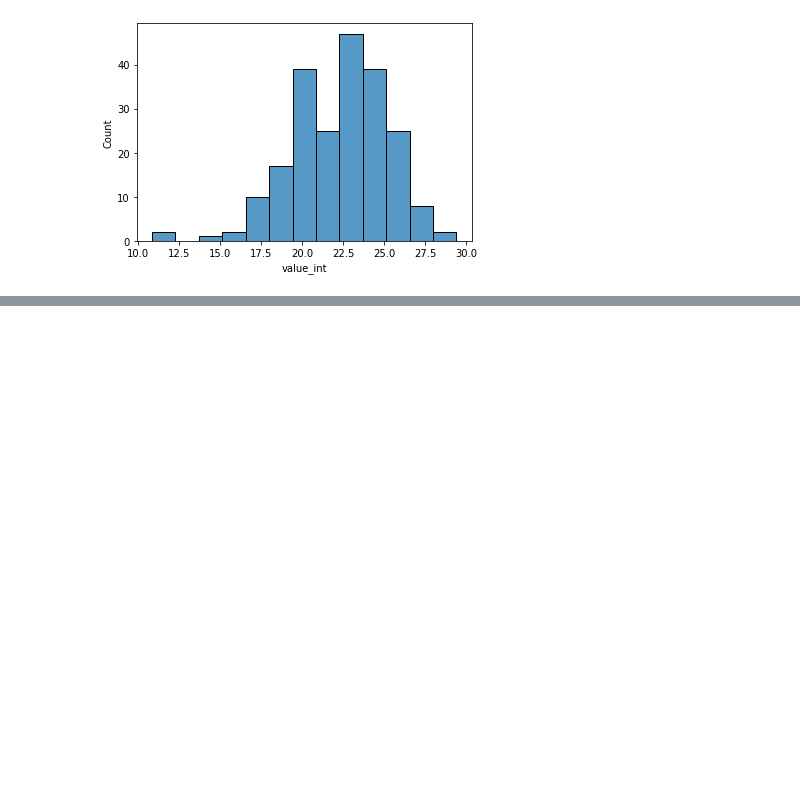
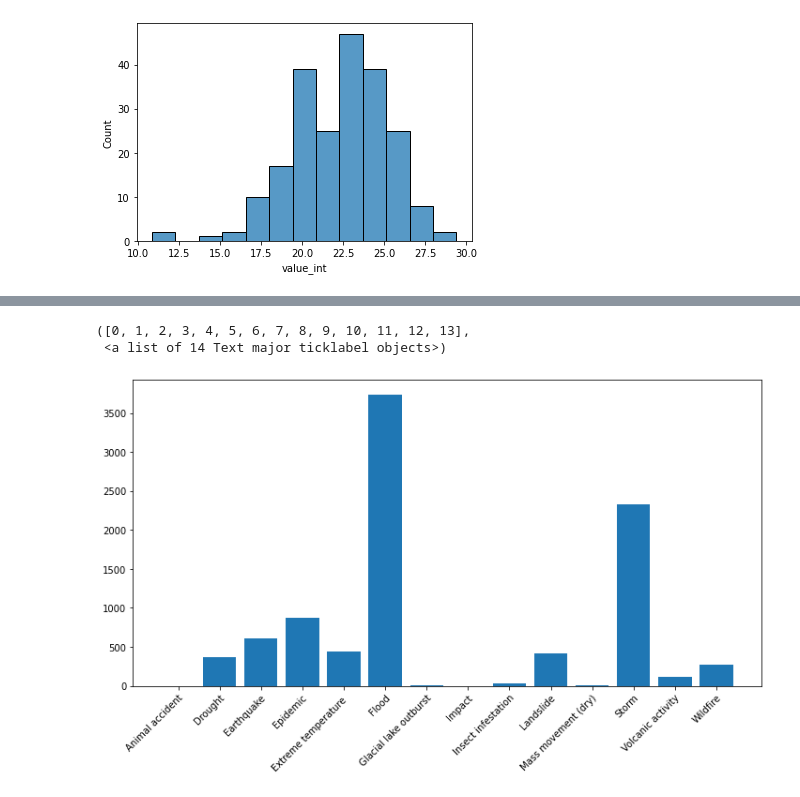
Before and after one commit to huesofenigma/DS4A_energy, a Jupyter notebook: ds4a_eda_isabella.ipynb, the cells around one changed output, grey strips where cells are left out. Drawn from its saved outputs; the diff is of its cells as text; code cells hidden in the pictures; blank space fills up the shorter version.

```diff
--- a/ds4a_eda_isabella.ipynb
+++ b/ds4a_eda_isabella.ipynb
@@ -25,6 +25,8 @@ Mounted at /content/drive
 oil_exp_2015 = pd.read_csv(data_path + "/Crude oil Exports_2015.csv")
 oil_imp_15_17 = pd.read_csv(data_path + "/Crude Oil Import_20152017.csv")
 elec_prod_2016 = pd.read_csv(data_path + "/Electricity Production_2016.csv")
+# %%
+emdat = pd.read_excel(data_path + "/emdat_public_2022_07_11_query_uid-ChyDFd.xlsx", skiprows=6)
 # %%
 # We should transform value to a per capita measurement
 elec_prod_2016
@@ -77,0 +116,9 @@ sns.histplot(np.log(elec_prod_2016['value_int']))
+# %%
+disaster_types = emdat.groupby('Disaster Type').agg('size').reset_index()
+plt.figure(figsize=(12, 6))
+plt.bar(disaster_types['Disaster Type'], disaster_types[0])
+plt.xticks(rotation=45, rotation_mode='anchor', ha='right')
+# %% [output]
+([0, 1, 2, 3, 4, 5, 6, 7, 8, 9, 10, 11, 12, 13],
+ <a list of 14 Text major ticklabel objects>)
+[figure, added]
```
Also changed, not shown: parts of 9 cells of this notebook.
